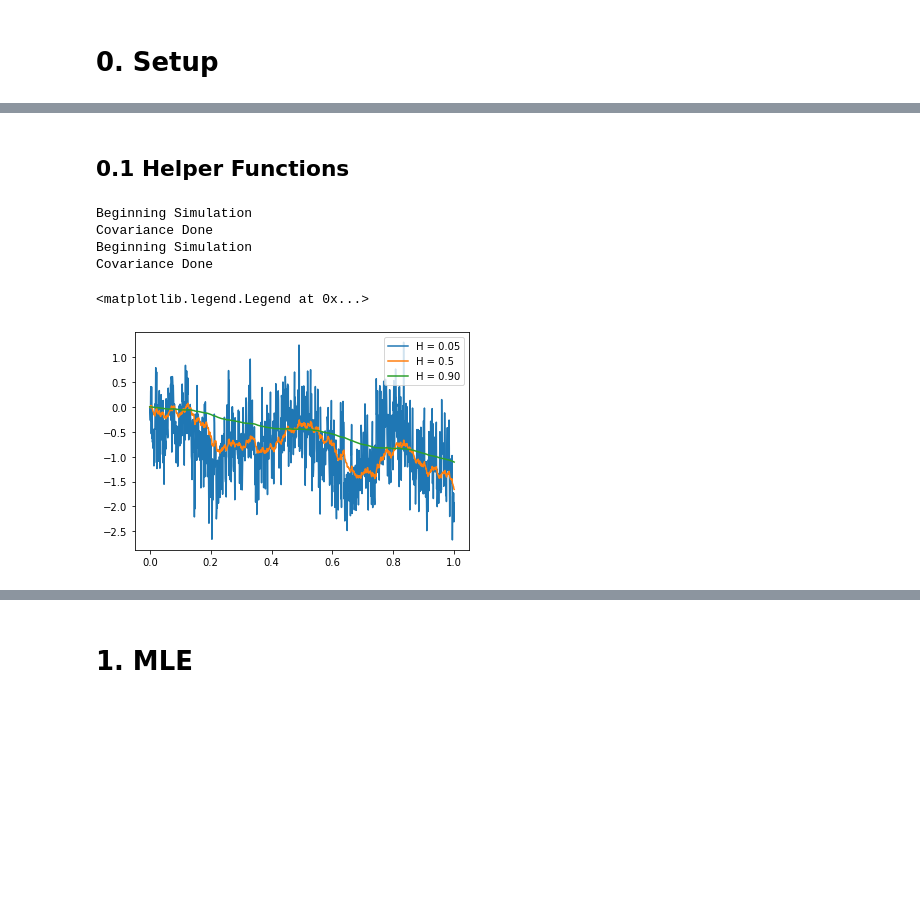
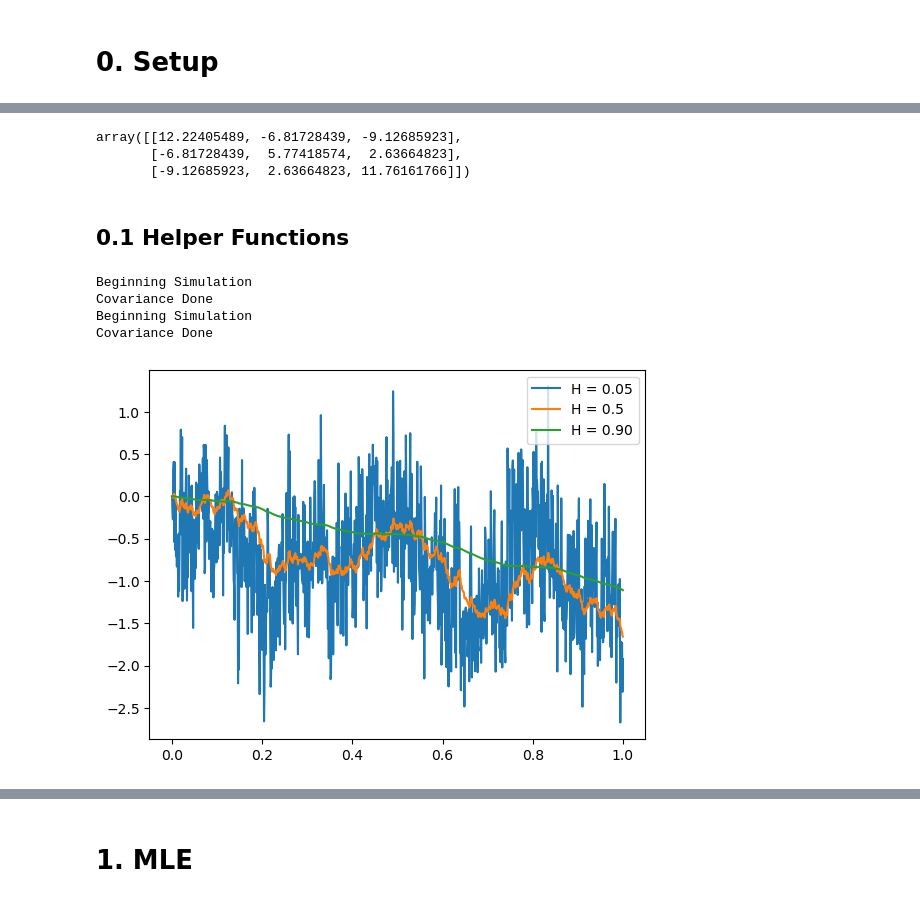
Before and after one commit to Jamjam1729/Dissertation, a Jupyter notebook: Dissertation.ipynb, the cells around one changed output, grey strips where cells are left out. Drawn from its saved outputs; the diff is of its cells as text; code cells hidden in the pictures; blank space fills up the shorter version.

```diff
--- a/Dissertation.ipynb
+++ b/Dissertation.ipynb
@@ -16,3 +25,12 @@ warnings.filterwarnings('ignore')
+# %%
+A = torch.from_numpy(np.random.uniform(size = [3, 3]))
+A = A @ A.T + torch.eye(3) * 1e-3 # Creates a symmetric positive-definite matrix
+L = torch.linalg.cholesky(A) # Extract Cholesky decomposition
+torch.cholesky_inverse(L).numpy()
+# %% [output]
+array([[12.22405489, -6.81728439, -9.12685923],
+       [-6.81728439,  5.77418574,  2.63664823],
+       [-9.12685923,  2.63664823, 11.76161766]])
 # %% [markdown]
 ## 0.1 Helper Functions
 # %%
@@ -152,28 +170,30 @@ def simulate_bm_fbm(n_sims, n_steps, T, H, rng = None, do_both_paths = True):
 
     return B_path, BH_path
 # %%
-n_steps = 1024
-T = 1
+def make_fbm_plots():
 
-span = np.linspace(0, T, n_steps + 1)
+    n_steps = 1024
+    T = 1
 
-out = simulate_bm_fbm(1, n_steps, T, 0.05)[1]
-plt.plot(span, out.T, label = "H = 0.05")
+    span = np.linspace(0, T, n_steps + 1)
 
-out = simulate_bm_fbm(1, n_steps, T, 0.5)[1]
-plt.plot(span, out.T, label = "H = 0.5")
+    out = simulate_bm_fbm(1, n_steps, T, 0.05)[1]
+    plt.plot(span, out.T, label = "H = 0.05")
 
-out = simulate_bm_fbm(1, n_steps, T, 0.95)[1]
-plt.plot(span, out.T, label = "H = 0.90")
+    out = simulate_bm_fbm(1, n_steps, T, 0.5)[1]
+    plt.plot(span, out.T, label = "H = 0.5")
 
-plt.legend()
+    out = simulate_bm_fbm(1, n_steps, T, 0.95)[1]
+    plt.plot(span, out.T, label = "H = 0.90")
+
+    plt.legend()
+make_fbm_plots()
 # %% [output]
 Beginning Simulation
 Covariance Done
 Beginning Simulation
 Covariance Done
-<matplotlib.legend.Legend at 0x...>
-[figure, old version]
+[figure, new version]
 # %%
 def H_estimator(x, T):
     #return estimator of H from dissertation. Assume q = 2.
```
Also changed, not shown: parts of 19 cells of this notebook.
